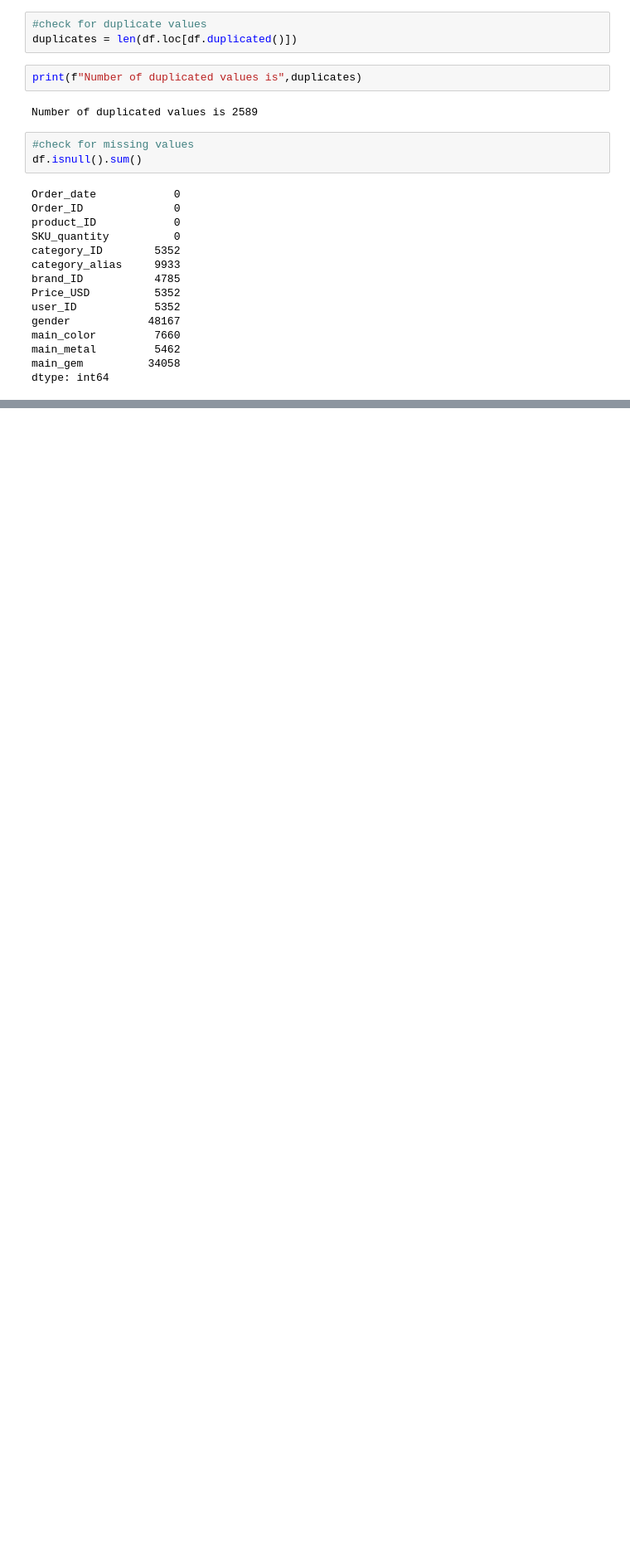
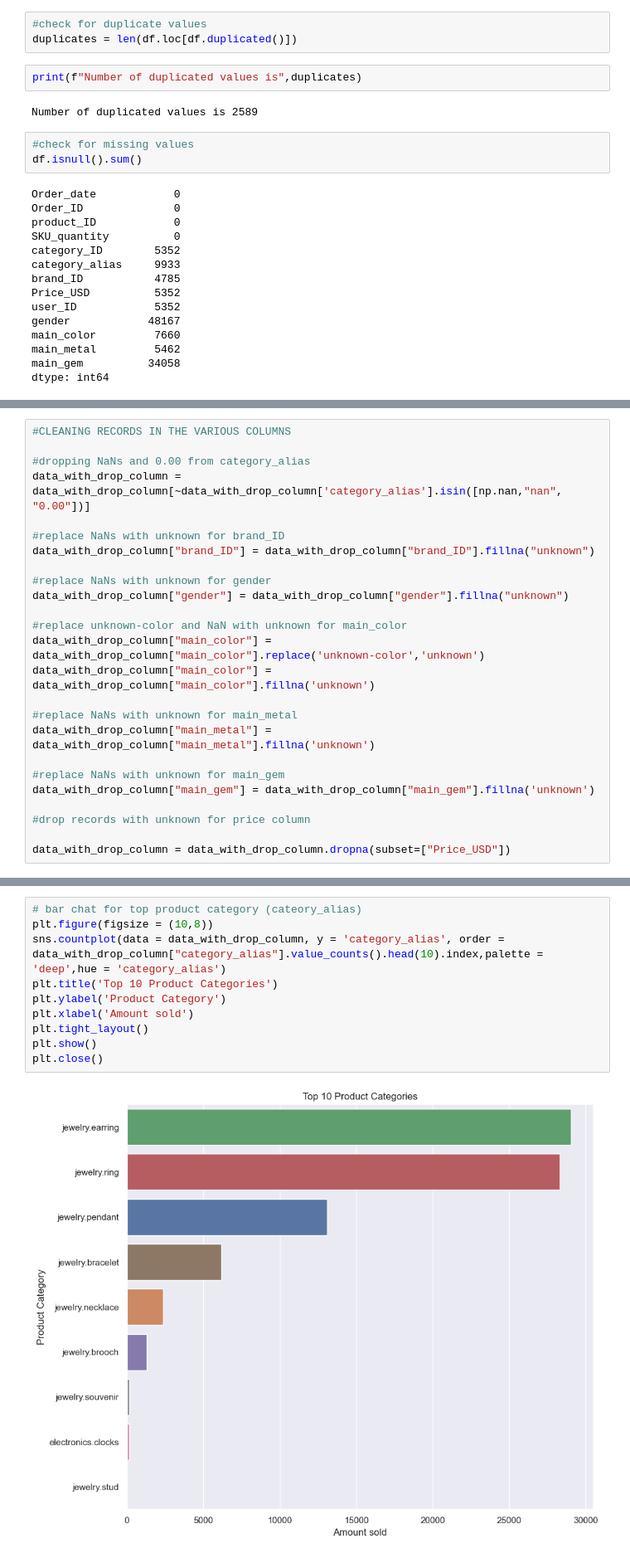
Before and after one commit to KP-Black/jewelry-price-optimisation, a Jupyter notebook: Notebooks/Jewelry price optimisation.ipynb, the cells around one changed output, grey strips where cells are left out. Shown at 83% size. Cells and saved outputs as stored; diff of their text form; blank space fills up the shorter version.

```diff
--- a/Notebooks/Jewelry price optimisation.ipynb
+++ b/Notebooks/Jewelry price optimisation.ipynb
@@ -211,0 +207,25 @@ Name: count, dtype: int64
+# %%
+#CLEANING RECORDS IN THE VARIOUS COLUMNS
+
+#dropping NaNs and 0.00 from category_alias
+data_with_drop_column = data_with_drop_column[~data_with_drop_column['category_alias'].isin([np.nan,"nan", "0.00"])]
+
+#replace NaNs with unknown for brand_ID
+data_with_drop_column["brand_ID"] = data_with_drop_column["brand_ID"].fillna("unknown")
+
+#replace NaNs with unknown for gender
+data_with_drop_column["gender"] = data_with_drop_column["gender"].fillna("unknown")
+
+#replace unknown-color and NaN with unknown for main_color
+data_with_drop_column["main_color"] = data_with_drop_column["main_color"].replace('unknown-color','unknown')
+data_with_drop_column["main_color"] = data_with_drop_column["main_color"].fillna('unknown')
+
+#replace NaNs with unknown for main_metal
+data_with_drop_column["main_metal"] = data_with_drop_column["main_metal"].fillna('unknown')
+
+#replace NaNs with unknown for main_gem
+data_with_drop_column["main_gem"] = data_with_drop_column["main_gem"].fillna('unknown')
+
+#drop records with unknown for price column
+
+data_with_drop_column = data_with_drop_column.dropna(subset=["Price_USD"])
@@ -211,0 +269,12 @@ Name: count, dtype: int64
+# %%
+# bar chat for top product category (cateory_alias)
+plt.figure(figsize = (10,8))
+sns.countplot(data = data_with_drop_column, y = 'category_alias', order = data_with_drop_column["category_alias"].value_counts().head(10).index,palette = 'deep',hue = 'category_alias')
+plt.title('Top 10 Product Categories')
+plt.ylabel('Product Category')
+plt.xlabel('Amount sold')
+plt.tight_layout()
+plt.show()
+plt.close()
+# %% [output]
+[figure, added]
```
Also changed, not shown: parts of 13 cells of this notebook.
